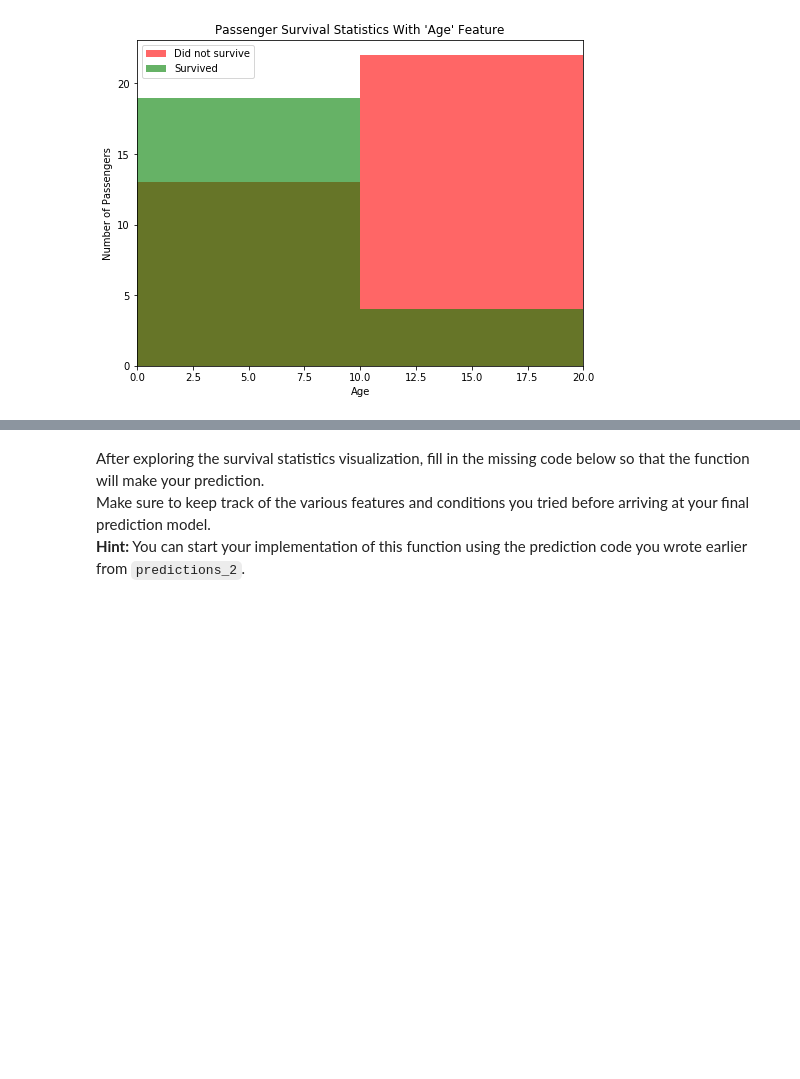
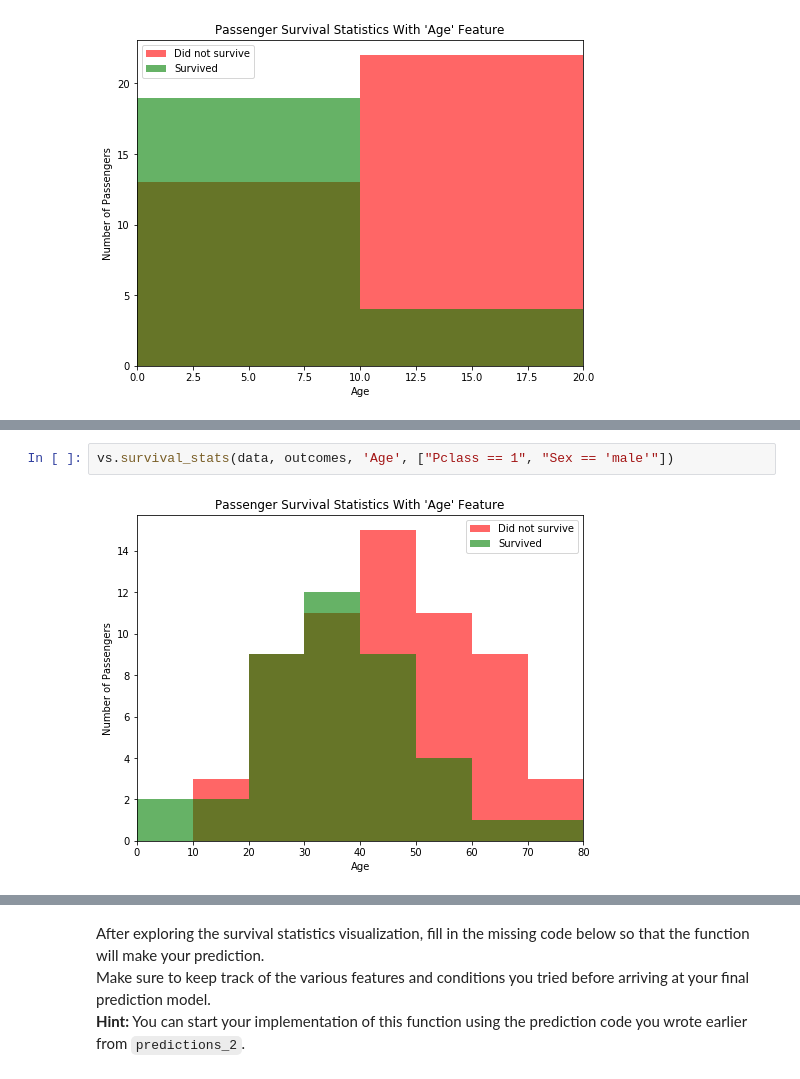
Before and after one commit to krishnatray/machine-learning-nanodegree, a Jupyter notebook: titanic_survival_exploration/titanic_survival_exploration.ipynb, the cells around one changed output, grey strips where cells are left out. Drawn from its saved outputs; the diff is of its cells as text; blank space fills up the shorter version.

```diff
--- a/titanic_survival_exploration/titanic_survival_exploration.ipynb
+++ b/titanic_survival_exploration/titanic_survival_exploration.ipynb
@@ -226,0 +289,4 @@ vs.survival_stats(data, outcomes, 'Age', ["Sex == 'male'", "Age < 18"])
+# %%
+vs.survival_stats(data, outcomes, 'Age', ["Pclass == 1", "Sex == 'male'"])
+# %% [output]
+[figure, added]
```
Also changed, not shown: parts of 25 cells of this notebook, 1 other file.
